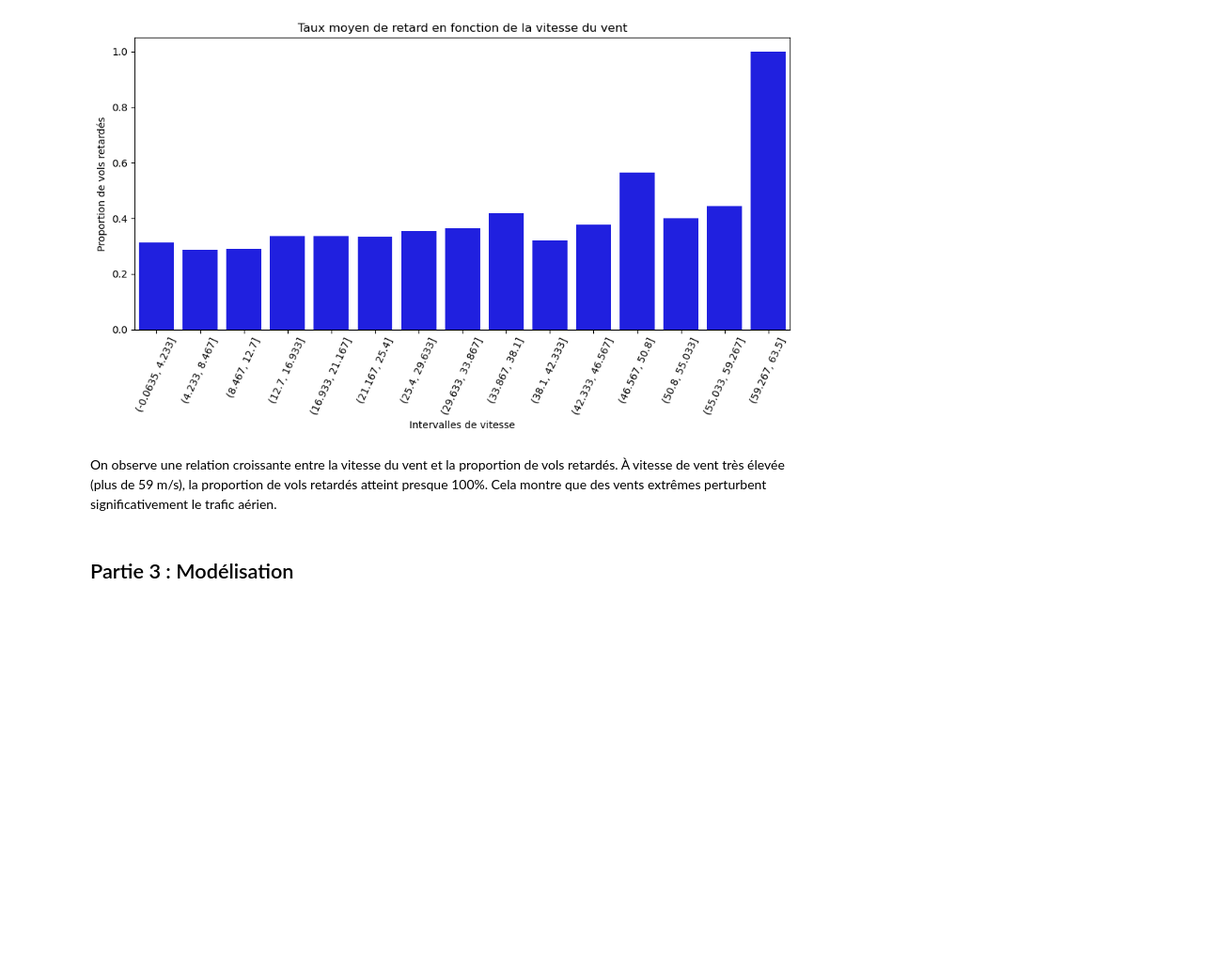
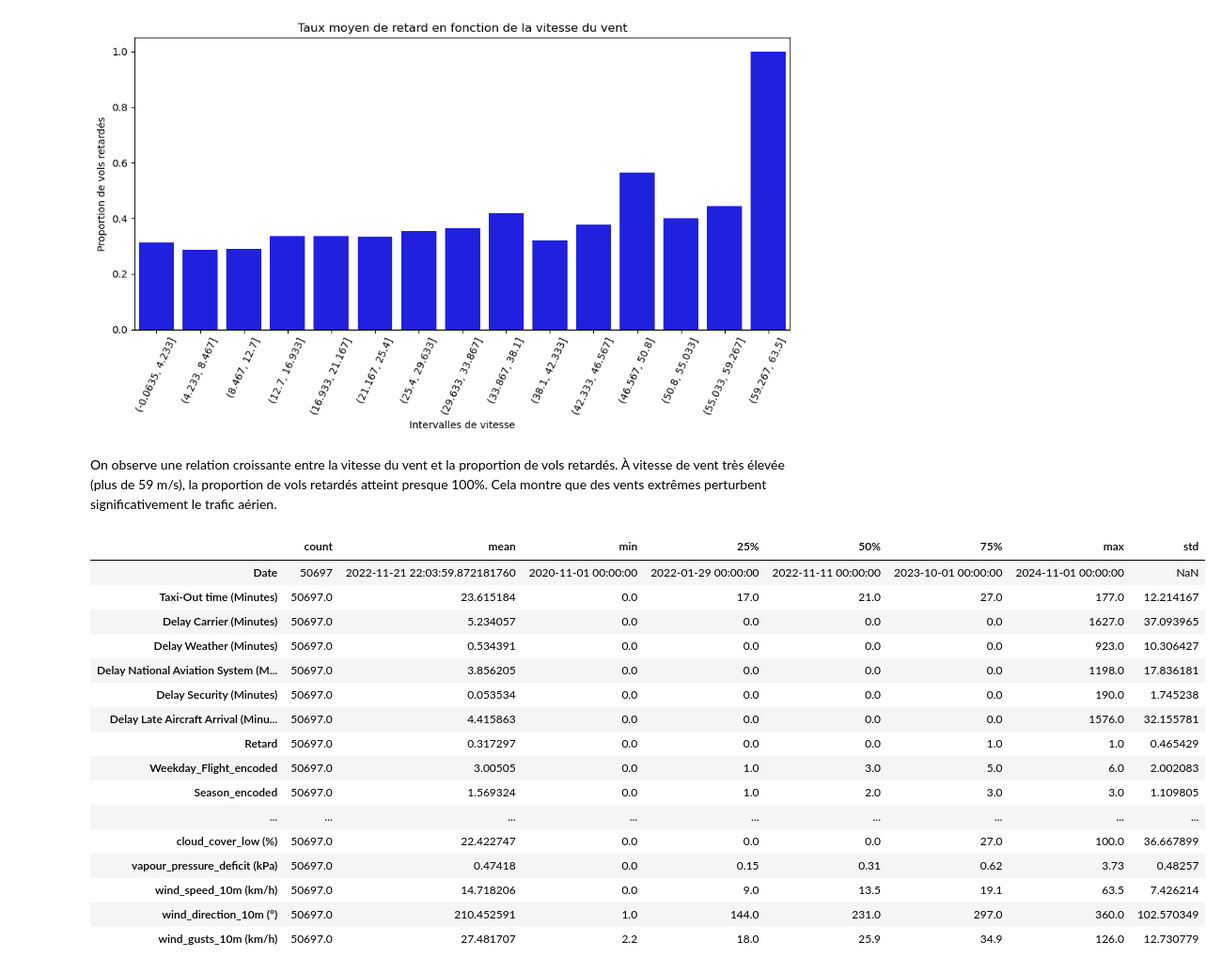
Before and after one commit to OUALYoss/Projet_Python-pour-la-data-science, a Jupyter notebook: Code_.ipynb, the cells around one changed output. Shown at 94% size. Cells and saved outputs as stored; diff of their text form; code cells hidden in the pictures; blank space fills up the shorter version.

```diff
--- a/Code_.ipynb
+++ b/Code_.ipynb
@@ -990,5 +987,23 @@ plt.show()
 [figure]
 # %% [markdown]
 On observe une relation croissante entre la vitesse du vent et la proportion de vols retardés. À vitesse de vent très élevée (plus de 59 m/s), la proportion de vols retardés atteint presque 100%. Cela montre que des vents extrêmes perturbent significativement le trafic aérien.
-# %% [markdown]
-## Partie 3 : Modélisation
+# %%
+df.describe().T
+# %% [output]
+|  | count | mean | min | 25% | 50% | 75% | max | std |
+| Date | 50697 | 2022-11-21 22:03:59.872181760 | 2020-11-01 00:00:00 | 2022-01-29 00:00:00 | 2022-11-11 00:00:00 | 2023-10-01 00:00:00 | 2024-11-01 00:00:00 | NaN |
+| Taxi-Out time (Minutes) | 50697.0 | 23.615184 | 0.0 | 17.0 | 21.0 | 27.0 | 177.0 | 12.214167 |
+| Delay Carrier (Minutes) | 50697.0 | 5.234057 | 0.0 | 0.0 | 0.0 | 0.0 | 1627.0 | 37.093965 |
+| Delay Weather (Minutes) | 50697.0 | 0.534391 | 0.0 | 0.0 | 0.0 | 0.0 | 923.0 | 10.306427 |
+| Delay National Aviation System (M... | 50697.0 | 3.856205 | 0.0 | 0.0 | 0.0 | 0.0 | 1198.0 | 17.836181 |
+| Delay Security (Minutes) | 50697.0 | 0.053534 | 0.0 | 0.0 | 0.0 | 0.0 | 190.0 | 1.745238 |
+| Delay Late Aircraft Arrival (Minu... | 50697.0 | 4.415863 | 0.0 | 0.0 | 0.0 | 0.0 | 1576.0 | 32.155781 |
+| Retard | 50697.0 | 0.317297 | 0.0 | 0.0 | 0.0 | 1.0 | 1.0 | 0.465429 |
+| Weekday_Flight_encoded | 50697.0 | 3.00505 | 0.0 | 1.0 | 3.0 | 5.0 | 6.0 | 2.002083 |
+| Season_encoded | 50697.0 | 1.569324 | 0.0 | 1.0 | 2.0 | 3.0 | 3.0 | 1.109805 |
+| ... | ... | ... | ... | ... | ... | ... | ... | ... |
+| cloud_cover_low (%) | 50697.0 | 22.422747 | 0.0 | 0.0 | 0.0 | 27.0 | 100.0 | 36.667899 |
+| vapour_pressure_deficit (kPa) | 50697.0 | 0.47418 | 0.0 | 0.15 | 0.31 | 0.62 | 3.73 | 0.48257 |
+| wind_speed_10m (km/h) | 50697.0 | 14.718206 | 0.0 | 9.0 | 13.5 | 19.1 | 63.5 | 7.426214 |
+| wind_direction_10m (°) | 50697.0 | 210.452591 | 1.0 | 144.0 | 231.0 | 297.0 | 360.0 | 102.570349 |
+| wind_gusts_10m (km/h) | 50697.0 | 27.481707 | 2.2 | 18.0 | 25.9 | 34.9 | 126.0 | 12.730779 |
```
Also changed, not shown: parts of 8 cells of this notebook, 3 other files.
